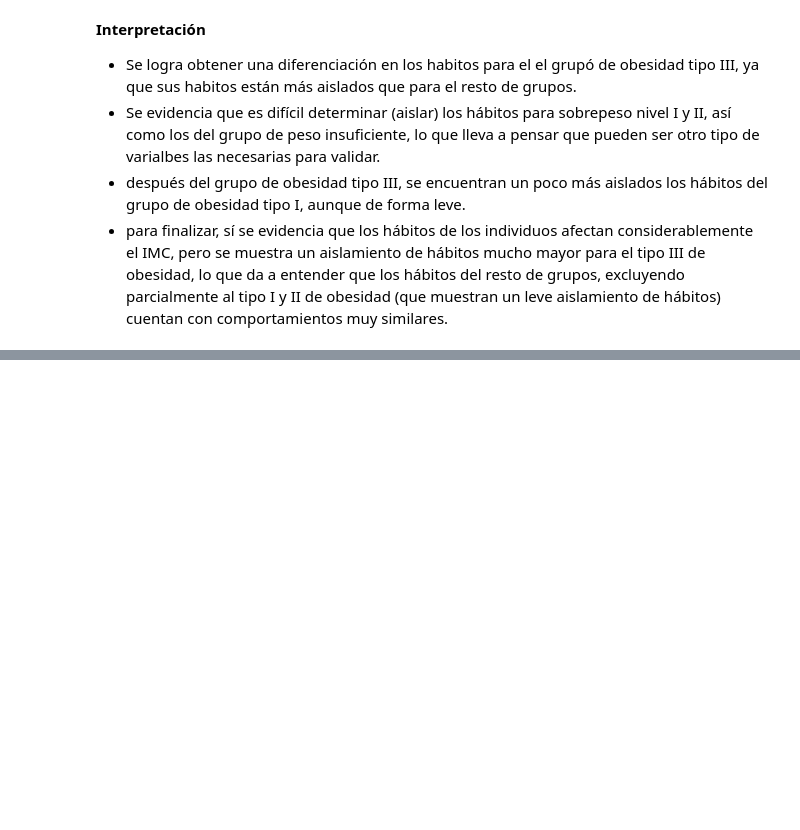
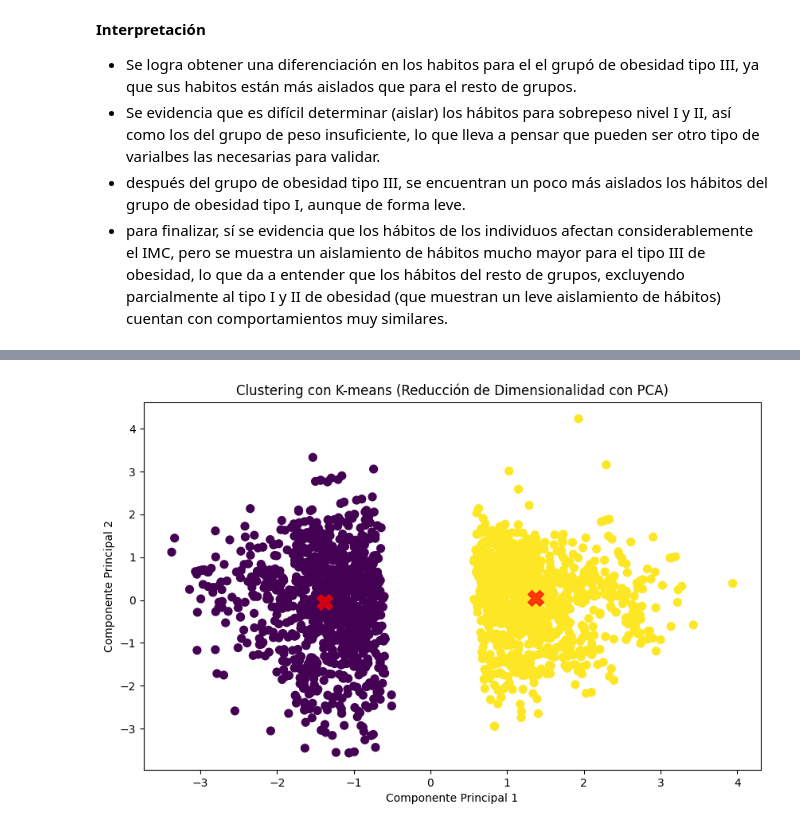
Before and after one commit to dfbat/ml_ean_2024_f, a Jupyter notebook: Cuadernos/Predicción de Obesidad a partir de Hábitos de Vida.ipynb, the cells around one changed output, grey strips where cells are left out. Cells and saved outputs as stored; diff of their text form; code cells hidden in the pictures; blank space fills up the shorter version.

```diff
--- a/Cuadernos/Predicción de Obesidad a partir de Hábitos de Vida.ipynb
+++ b/Cuadernos/Predicción de Obesidad a partir de Hábitos de Vida.ipynb
@@ -357,0 +421,7 @@ plt.show()
+# %%
+#Agregar las etiquetas de los clusters al DataFrame original
+#variables_cuantitativas['Cluster'] = y_kmeans
+#variables_cuantitativas.head()
+variables_cuantitativas = variables_cuant.copy()
+variables_cuantitativas['Cluster'] = y_kmeans
+variables_cuantitativas.head()
@@ -357,0 +435,25 @@ plt.show()
+# %%
+# Normalizar las variables cuantitativas
+scaler = StandardScaler()
+variables_cuantitativas_scaled = scaler.fit_transform(variables_cuantitativas)
+
+# Aplicación de K-means
+kmeans = KMeans(n_clusters=2, random_state=42)
+kmeans.fit(variables_cuantitativas_scaled)
+y_kmeans = kmeans.predict(variables_cuantitativas_scaled)
+
+# Reducción de dimensionalidad usando PCA
+pca = PCA(n_components=2)
+variables_pca = pca.fit_transform(variables_cuantitativas_scaled)
+centers_pca = pca.transform(kmeans.cluster_centers_)
+
+# Visualización de los clusters
+plt.figure(figsize=(10, 6))
+plt.scatter(variables_pca[:, 0], variables_pca[:, 1], c=y_kmeans, s=50, cmap='viridis')
+plt.scatter(centers_pca[:, 0], centers_pca[:, 1], c='red', s=200, alpha=0.75, marker='X')
+plt.title('Clustering con K-means (Reducción de Dimensionalidad con PCA)')
+plt.xlabel('Componente Principal 1')
+plt.ylabel('Componente Principal 2')
+plt.show()
+# %% [output]
+[figure, added]
```
Also changed, not shown: parts of 18 cells of this notebook, 1 other file.
